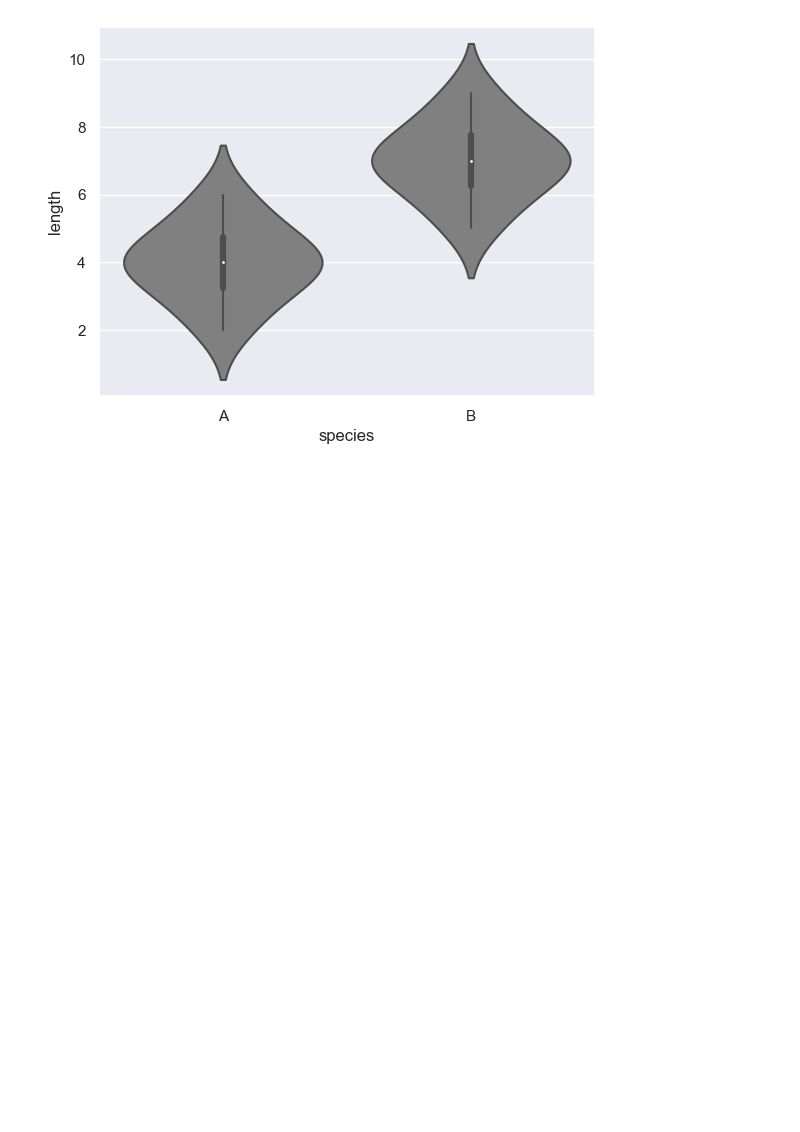
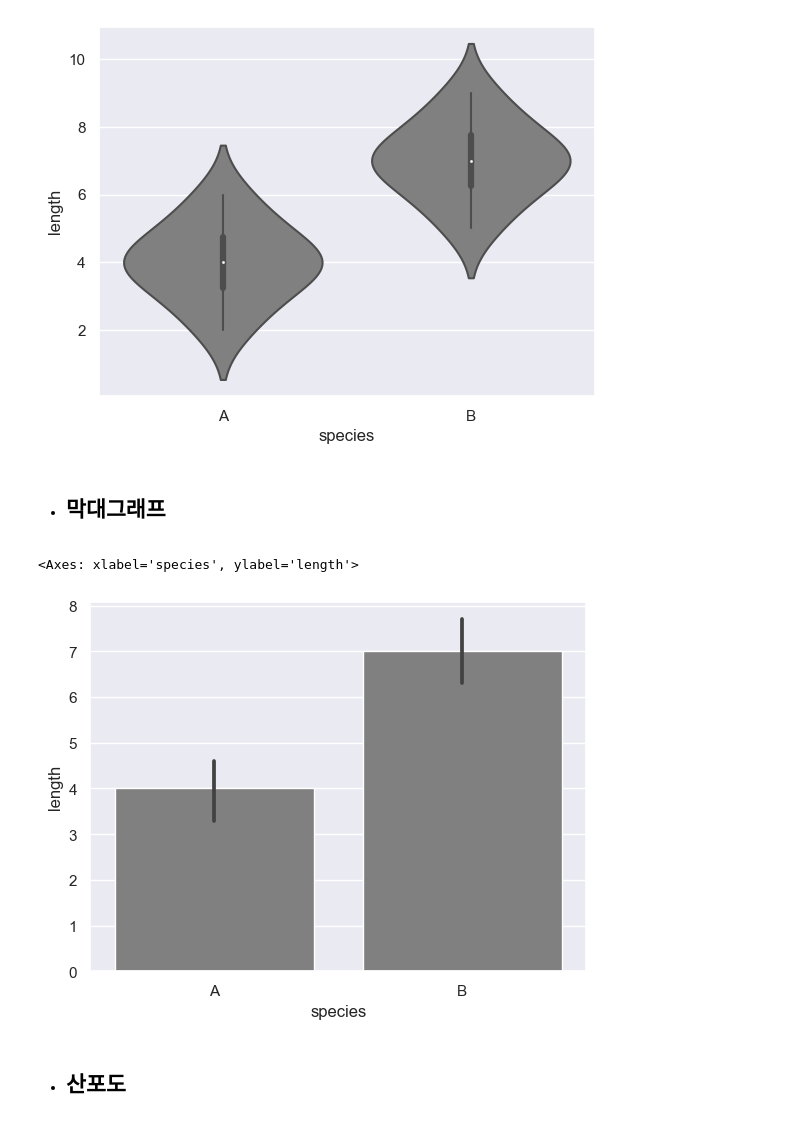
Before and after one commit to jayz1988/Machine-Learning, a Jupyter notebook: 통계학/stat.ipynb, the cells around one changed output. Saved outputs shown, nothing was run; the diff lists cells and outputs as text; code cells hidden in the pictures; blank space fills up the shorter version.

```diff
--- a/통계학/stat.ipynb
+++ b/통계학/stat.ipynb
@@ -430,3 +430,12 @@ sns.violinplot(x="species",y="length",data=fish_multi,color="gray")
 # %% [output]
 <Axes: xlabel='species', ylabel='length'>
 [figure]
+# %% [markdown]
+- ## 막대그래프
+# %%
+sns.barplot(x = 'species', y = 'length', data = fish_multi, color = 'gray')
+# %% [output]
+<Axes: xlabel='species', ylabel='length'>
+[figure, added]
+# %% [markdown]
+- ## 산포도
```
Also changed, not shown: parts of 38 cells of this notebook.
